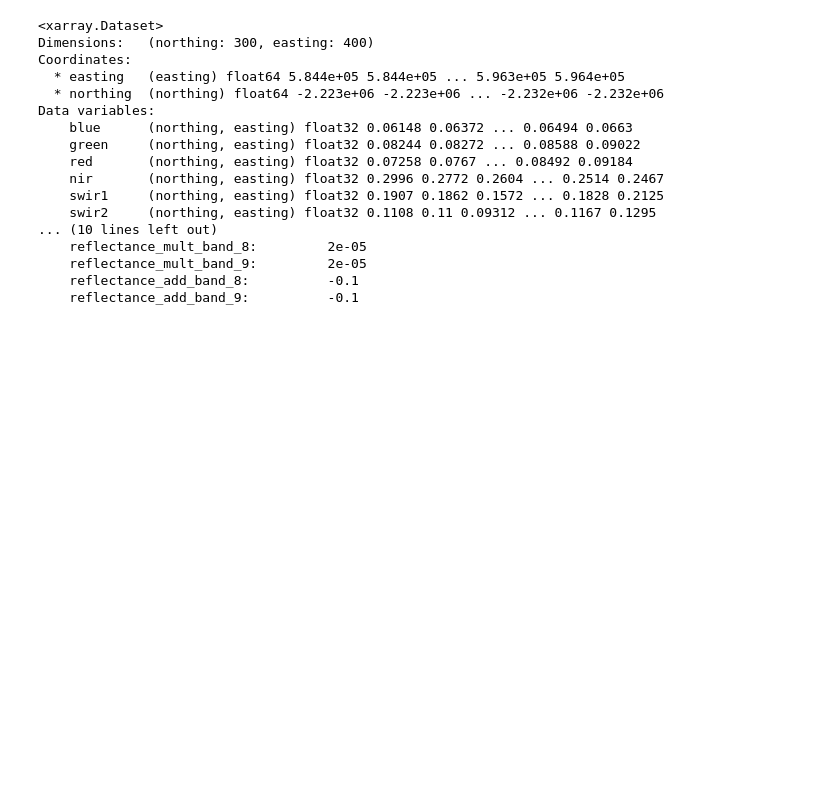
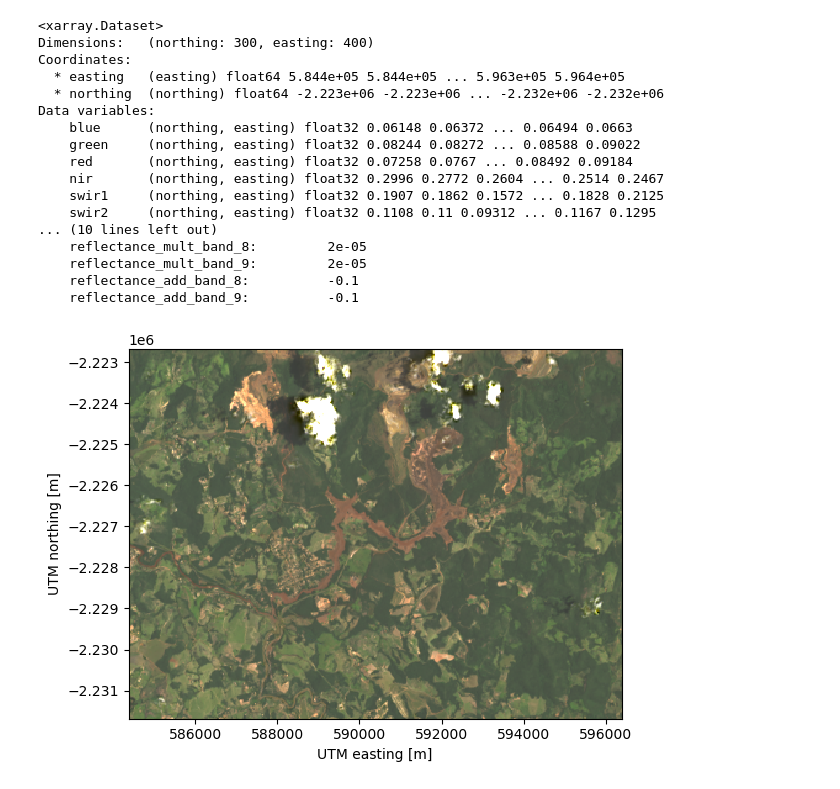
Before and after one commit to compgeolab/xlandsat, a Jupyter notebook: demo.ipynb, the cells around one changed output. Cells and saved outputs as stored; diff of their text form; code cells hidden in the pictures; blank space fills up the shorter version.

Commit message:
Store the composite as a DataArray
It lets us use the xarray.plot.imshow mechanism to plot instead of
creating our own and then allows saving the composite and tweaking plots
more easily.

```diff
--- a/demo.ipynb
+++ b/demo.ipynb
@@ -35,3 +31,7 @@ plt.show()
 # %%
-xls.plot_composite(scene, rescale_to=[0, 0.2])
+rgb = xls.composite(scene, rescale_to=[0, 0.2])
+rgb.plot.imshow()
+plt.axis("scaled")
 plt.show()
+# %% [output]
+[figure, added]
```
Also changed, not shown: parts of 2 cells of this notebook, 3 other files.
